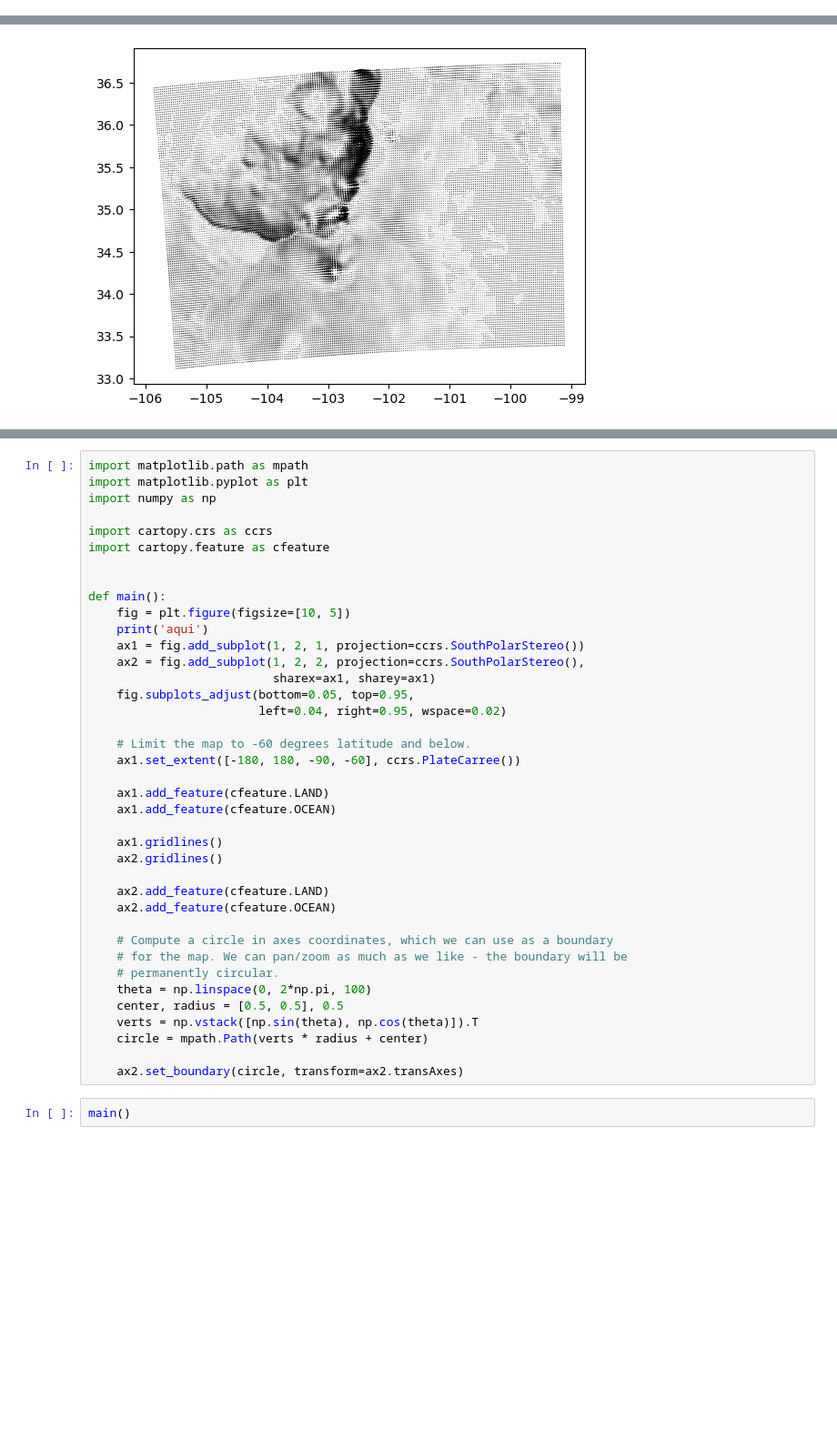
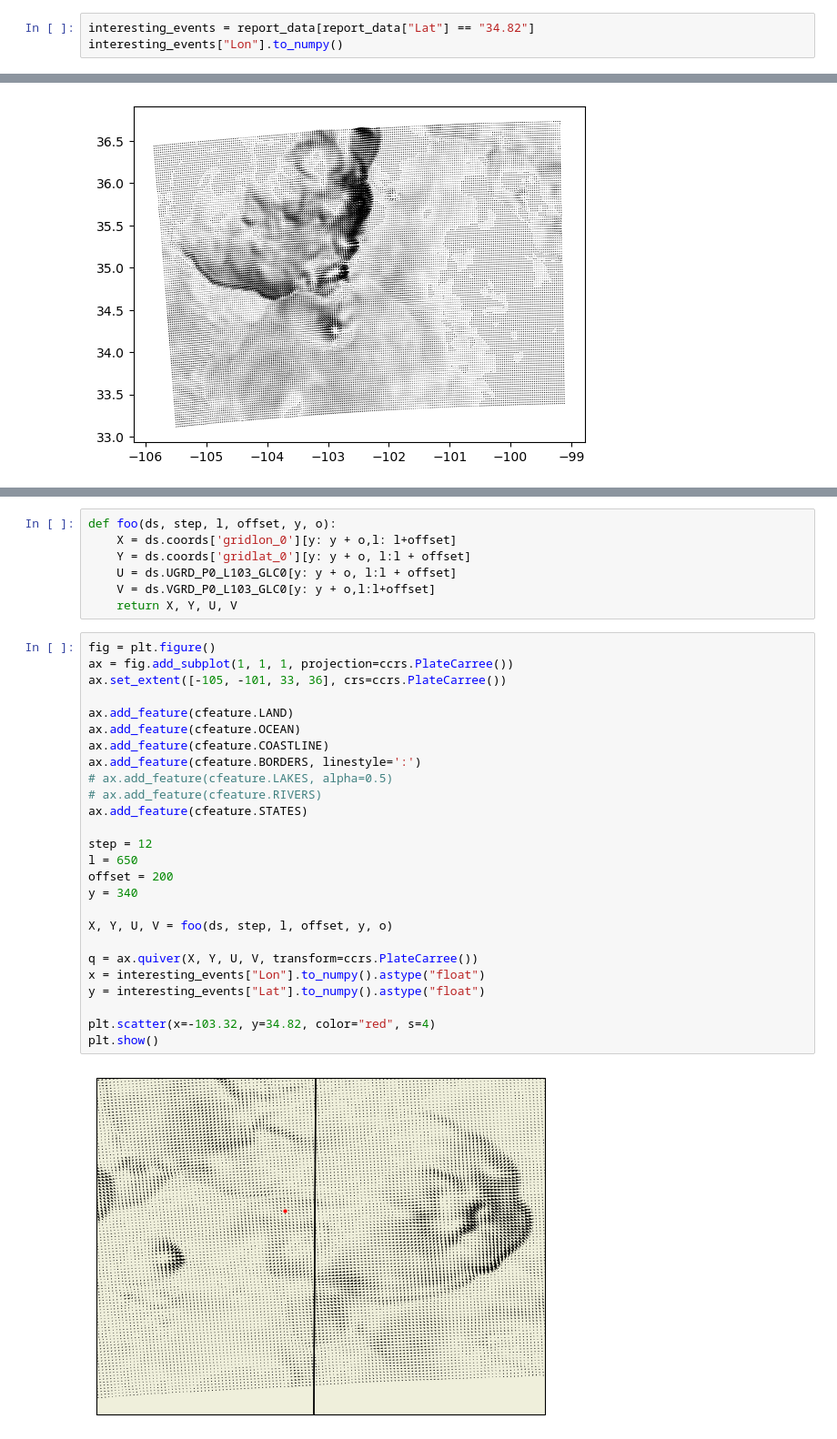
Before and after one commit to alex-schein-NOAA/data-transfer-tool, a Jupyter notebook: Notebook.ipynb, the cells around one changed output, grey strips where cells are left out. Shown at 91% size. Cells and saved outputs as stored; diff of their text form; blank space fills up the shorter version.

```diff
--- a/Notebook.ipynb
+++ b/Notebook.ipynb
@@ -95,3 +97,6 @@ report_data
 | 953 | 32 | 60 | 1 WNW Fritch | Hutchinson | TX | 35.65 | -101.61 | Corrects previous tstm wnd gst re... | 2023-05-31 02:23:00 |
 | 954 | 33 | 60 | 2 WNW Fritch | Moore | TX | 35.65 | -101.62 | Measured at WT Mesonet. (AMA) | 2023-05-31 02:23:00 |
 955 rows × 9 columns
+# %%
+interesting_events = report_data[report_data["Lat"] == "34.82"]
+interesting_events["Lon"].to_numpy()
@@ -273,41 +333,35 @@ import cartopy
-# %%
-import matplotlib.path as mpath
-import matplotlib.pyplot as plt
-import numpy as np
-
-import cartopy.crs as ccrs
-import cartopy.feature as cfeature
-
-
-def main():
-    fig = plt.figure(figsize=[10, 5])
-    print('aqui')
-    ax1 = fig.add_subplot(1, 2, 1, projection=ccrs.SouthPolarStereo())
-    ax2 = fig.add_subplot(1, 2, 2, projection=ccrs.SouthPolarStereo(),
-                          sharex=ax1, sharey=ax1)
-    fig.subplots_adjust(bottom=0.05, top=0.95,
-                        left=0.04, right=0.95, wspace=0.02)
-
-    # Limit the map to -60 degrees latitude and below.
-    ax1.set_extent([-180, 180, -90, -60], ccrs.PlateCarree())
-
-    ax1.add_feature(cfeature.LAND)
-    ax1.add_feature(cfeature.OCEAN)
-
-    ax1.gridlines()
-    ax2.gridlines()
-
-    ax2.add_feature(cfeature.LAND)
-    ax2.add_feature(cfeature.OCEAN)
-
-    # Compute a circle in axes coordinates, which we can use as a boundary
-    # for the map. We can pan/zoom as much as we like - the boundary will be
-    # permanently circular.
-    theta = np.linspace(0, 2*np.pi, 100)
-    center, radius = [0.5, 0.5], 0.5
-    verts = np.vstack([np.sin(theta), np.cos(theta)]).T
-    circle = mpath.Path(verts * radius + center)
-
-    ax2.set_boundary(circle, transform=ax2.transAxes)
-# %%
-main()
+# %%
+def foo(ds, step, l, offset, y, o):
+    X = ds.coords['gridlon_0'][y: y + o,l: l+offset]
+    Y = ds.coords['gridlat_0'][y: y + o, l:l + offset]
+    U = ds.UGRD_P0_L103_GLC0[y: y + o, l:l + offset]
+    V = ds.VGRD_P0_L103_GLC0[y: y + o,l:l+offset]
+    return X, Y, U, V
+# %%
+fig = plt.figure()
+ax = fig.add_subplot(1, 1, 1, projection=ccrs.PlateCarree())
+ax.set_extent([-105, -101, 33, 36], crs=ccrs.PlateCarree())
+
+ax.add_feature(cfeature.LAND)
+ax.add_feature(cfeature.OCEAN)
+ax.add_feature(cfeature.COASTLINE)
+ax.add_feature(cfeature.BORDERS, linestyle=':')
+# ax.add_feature(cfeature.LAKES, alpha=0.5)
+# ax.add_feature(cfeature.RIVERS)
+ax.add_feature(cfeature.STATES)
+
+step = 12
+l = 650
+offset = 200
+y = 340
+
+X, Y, U, V = foo(ds, step, l, offset, y, o)
+
+q = ax.quiver(X, Y, U, V, transform=ccrs.PlateCarree())
+x = interesting_events["Lon"].to_numpy().astype("float")
+y = interesting_events["Lat"].to_numpy().astype("float")
+
+plt.scatter(x=-103.32, y=34.82, color="red", s=4)
+plt.show()
+# %% [output]
+[figure, added]
```
Also changed, not shown: parts of 24 cells of this notebook, 6 other files.
